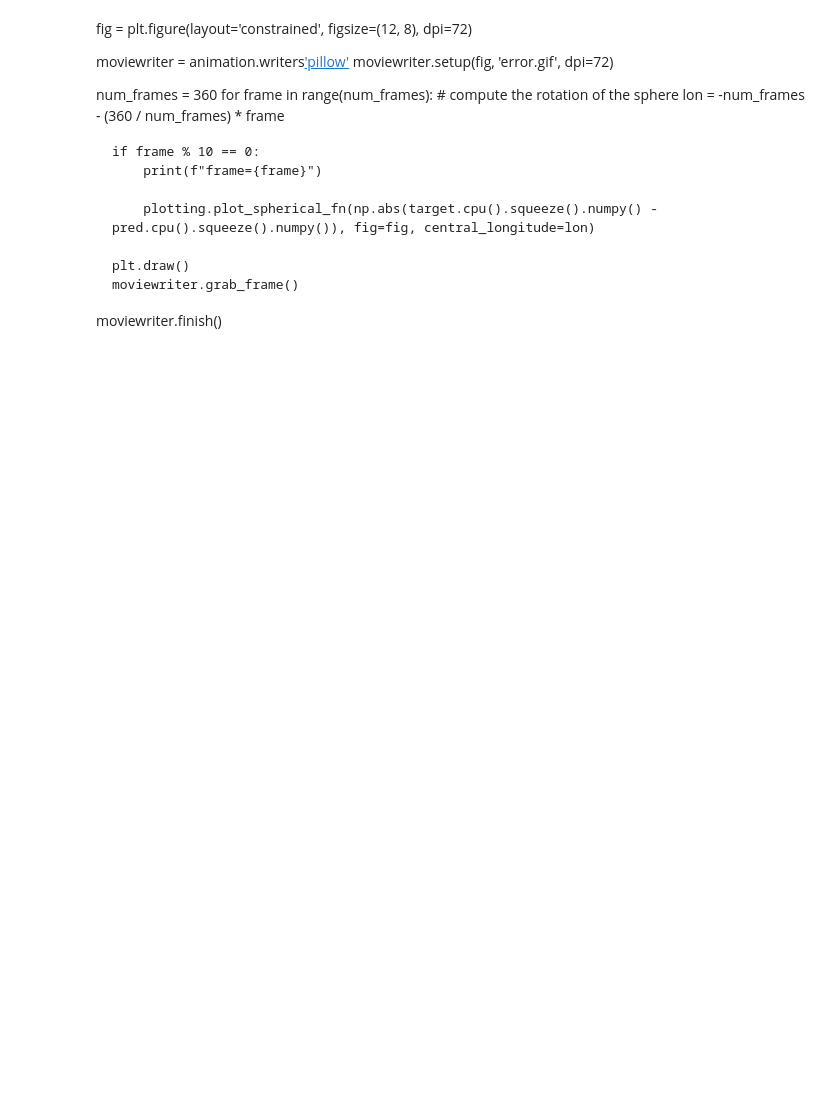
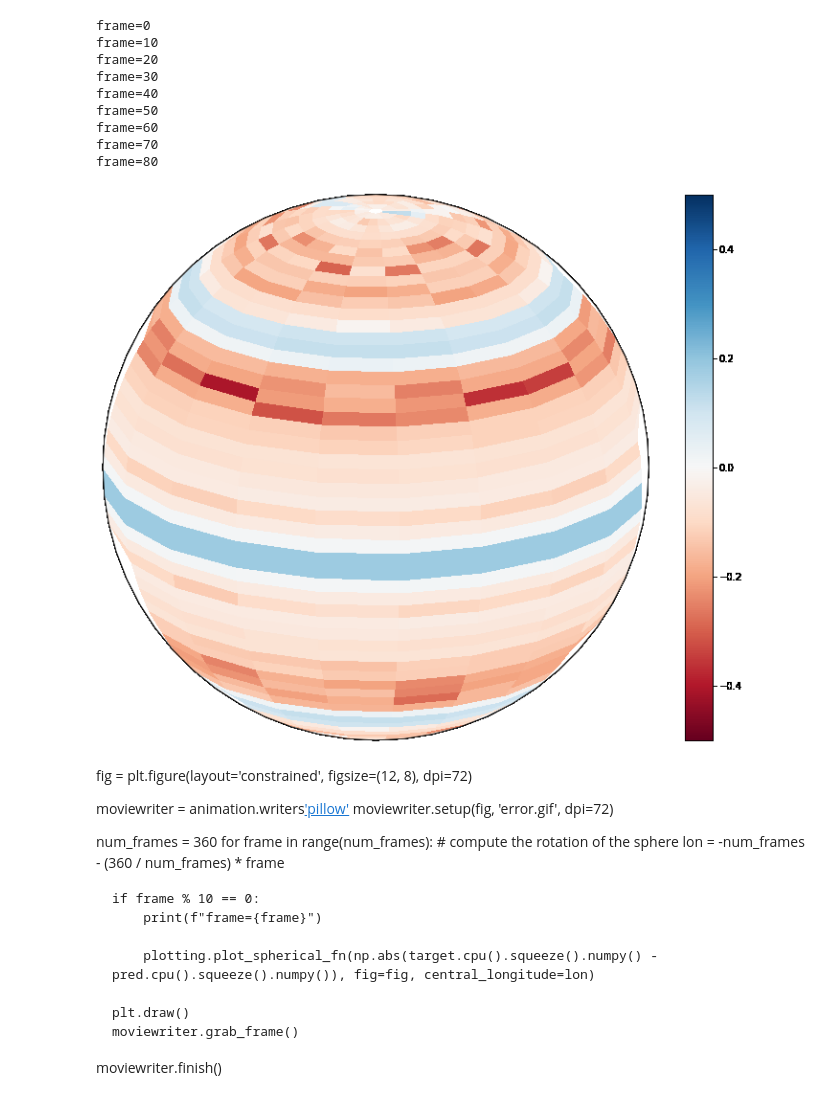
Before and after one commit to ColinKohler/geometry2sphere, a Jupyter notebook: notebooks/eval.ipynb, the cells around one changed output. Cells and saved outputs as stored; diff of their text form; code cells hidden in the pictures; blank space fills up the shorter version.

```diff
--- a/notebooks/eval.ipynb
+++ b/notebooks/eval.ipynb
@@ -110,3 +108,36 @@ moviewriter.finish()
+# %%
+import matplotlib.animation as animation
+
+fig = plt.figure(layout='constrained', figsize=(12, 8), dpi=72)
+
+moviewriter = animation.writers['pillow'](fps=30)
+moviewriter.setup(fig, 'target.gif', dpi=72)
+
+num_frames = 90
+for frame in range(num_frames):
+    # compute the rotation of the sphere
+    lon = -num_frames - (360 / num_frames) * frame
+
+    if frame % 10 == 0:
+        print(f"frame={frame}")
+
+    plotting.plot_spherical_fn(target[0,0].cpu().squeeze().numpy(), fig=fig, central_longitude=lon, vmin=-0.5, vmax=0.5)
+
+    plt.draw()
+    moviewriter.grab_frame()
+
+moviewriter.finish()
+# %% [output]
+frame=0
+frame=10
+frame=20
+frame=30
+frame=40
+frame=50
+frame=60
+frame=70
+frame=80
+[figure, added]
 # %%
 plotting.plot_spherical_fn(np.abs(target.cpu().squeeze().numpy() - pred[0].cpu().squeeze().numpy()), fig=plt.figure(figsize=(2,2)))
 # %% [markdown]
```
Also changed, not shown: parts of 9 cells of this notebook, 6 other files.
